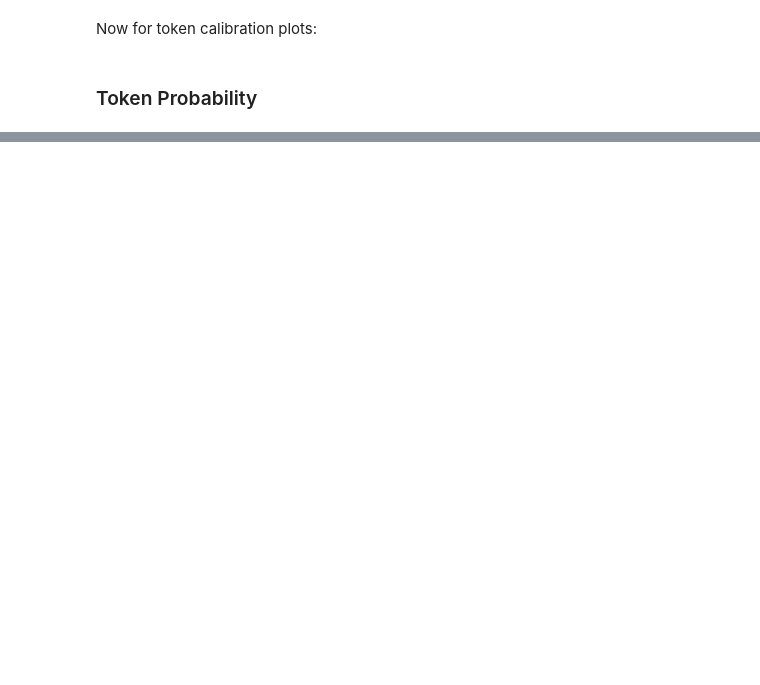
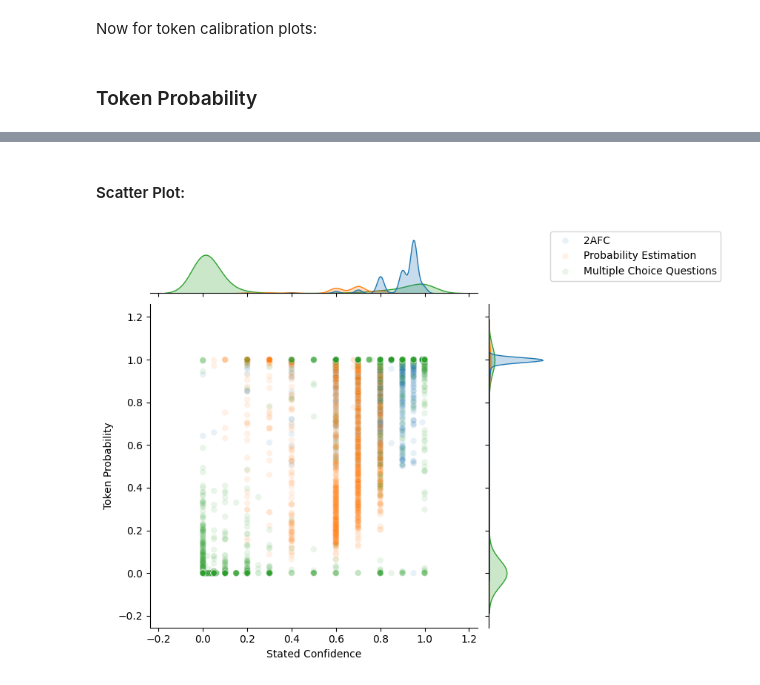
Before and after one commit to NoamMichael/Comparing-Confidence-in-LLMs, a Jupyter notebook: analysis.ipynb, the cells around one changed output, grey strips where cells are left out. Saved outputs shown, nothing was run; the diff lists cells and outputs as text; code cells hidden in the pictures; blank space fills up the shorter version.

```diff
--- a/analysis.ipynb
+++ b/analysis.ipynb
@@ -2098,0 +2327,28 @@ Note that the accuracy for factual tasks is 50% because we show  the answered an
+# %% [markdown]
+#### Scatter Plot:
+# %%
+
+## Scatter Plot by Qset type:
+g =sns.jointplot(jp, x='Stated Confidence', y='Token Probability', kind = 'scatter', alpha = 0.1, hue = 'Kind' )
+
+# Combined Scatter Plot with Regresssion Line
+#g =sns.jointplot(jp, x='Stated Confidence', y='Token Probability', kind = 'reg')
+
+# 2. Get the legend handles and labels *from* the joint axis
+handles, labels = g.ax_joint.get_legend_handles_labels()
+
+# 3. Remove the original, in-plot legend
+g.ax_joint.get_legend().remove()
+
+
+# 4. Add a *new* legend to the main figure
+g.figure.legend(handles=handles,
+             labels=labels,
+             loc='upper left',
+             bbox_to_anchor=(1, 1)) # Places it outside
+
+# 5. (The finicky part) Adjust the figure layout to make space
+# You will have to tinker with 'right' until it looks good.
+g.figure.subplots_adjust(right=1)
+# %% [output]
+[figure, added]
```
Also changed, not shown: parts of 39 cells of this notebook, 8 other files.
